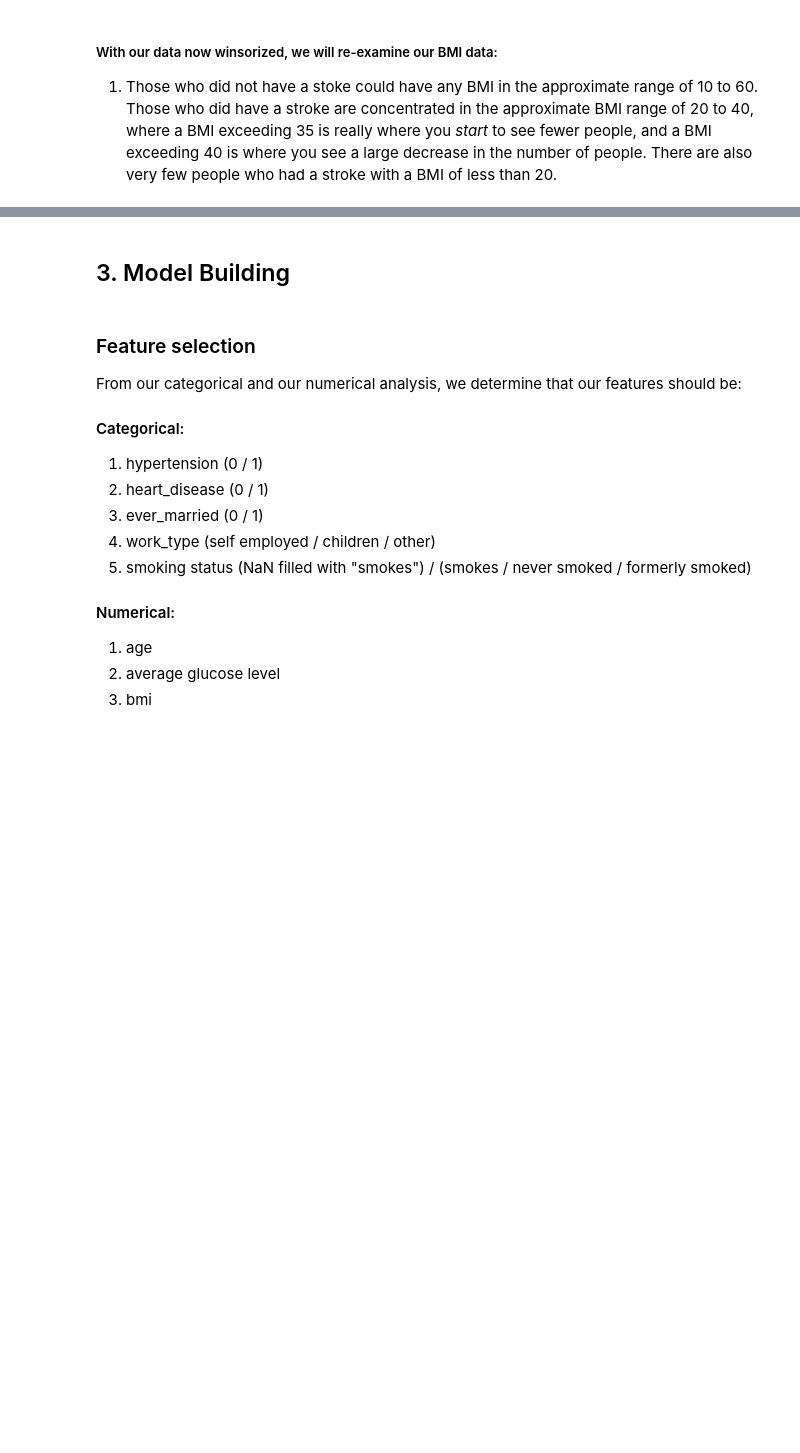
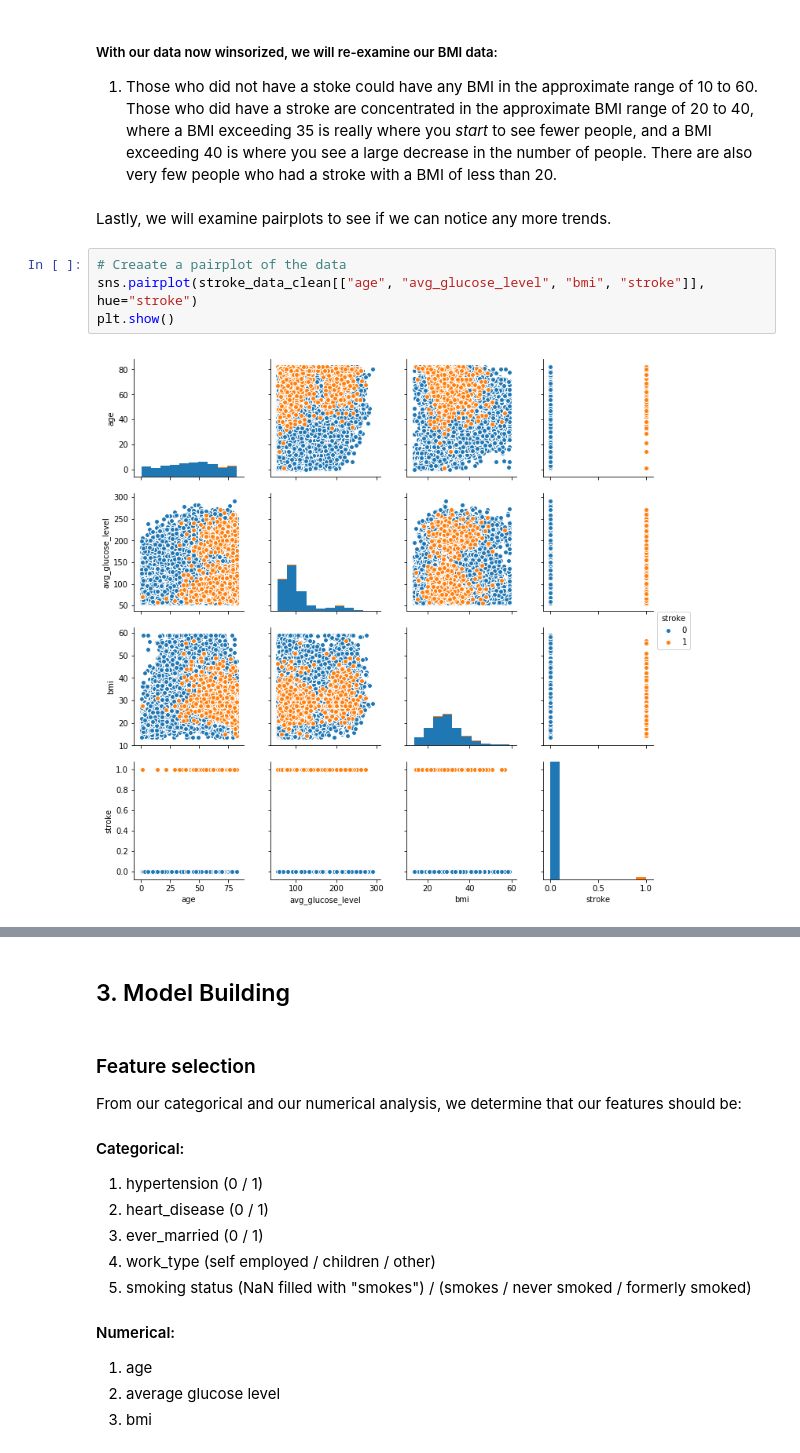
Before and after one commit to TylerTompa/UNCC_Project_3, a Jupyter notebook: healthcare-data/Jupyter/Data_Analysis.ipynb, the cells around one changed output, grey strips where cells are left out. Drawn from its saved outputs; the diff is of its cells as text; blank space fills up the shorter version.

```diff
--- a/healthcare-data/Jupyter/Data_Analysis.ipynb
+++ b/healthcare-data/Jupyter/Data_Analysis.ipynb
@@ -830,3 +830,11 @@ plt.grid()
 ##### With our data now winsorized, we will re-examine  our BMI data:
 
 1. Those who did not have a stoke could have any BMI in the approximate range of 10 to 60.  Those who did have a stroke are concentrated in the approximate BMI range of 20 to 40, where a BMI exceeding 35 is really where you <em>start</em> to see fewer people, and a BMI exceeding 40 is where you see a large decrease in the number of people.  There are also very few people who had a stroke with a BMI of less than 20.
+# %% [markdown]
+Lastly, we will examine pairplots to see if we can notice any more trends.
+# %%
+# Creaate a pairplot of the data
+sns.pairplot(stroke_data_clean[["age", "avg_glucose_level", "bmi", "stroke"]], hue="stroke")
+plt.show()
+# %% [output]
+[figure, added]
```
Also changed, not shown: parts of 6 cells of this notebook.
